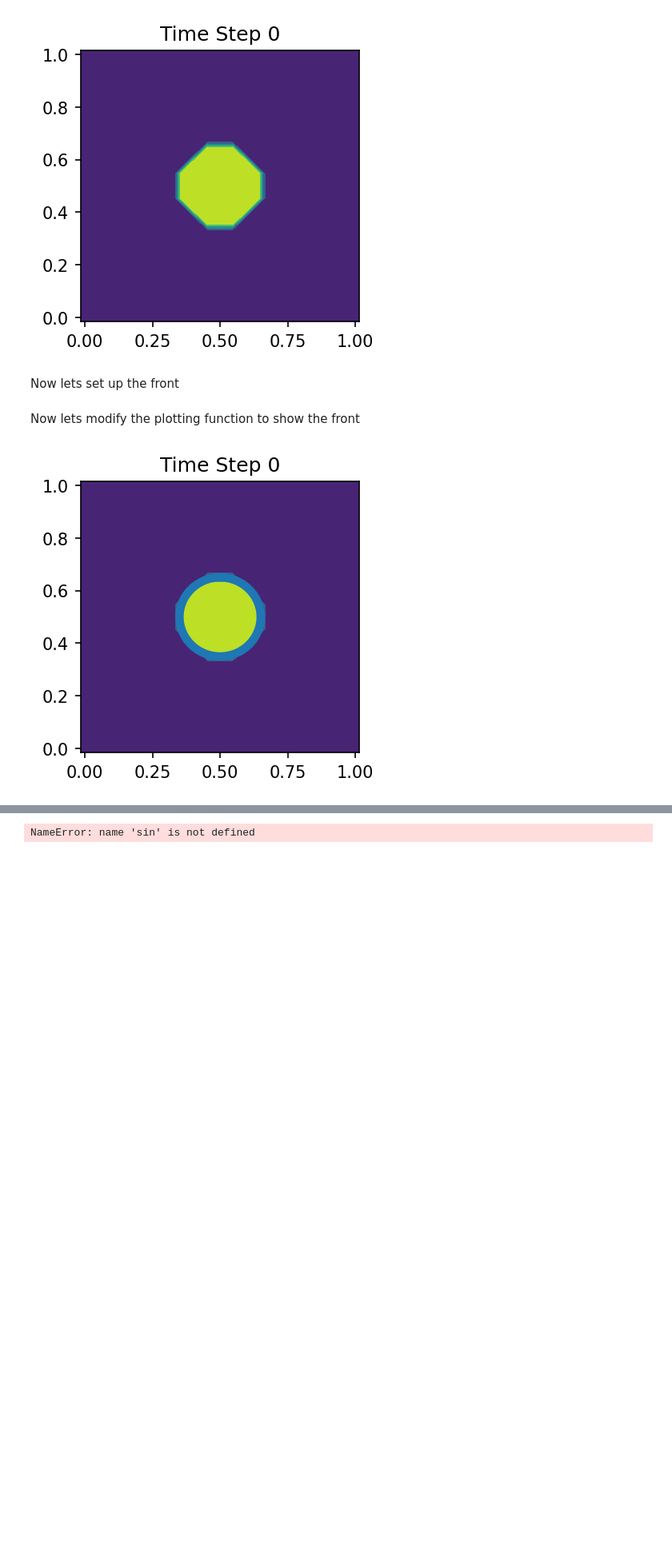
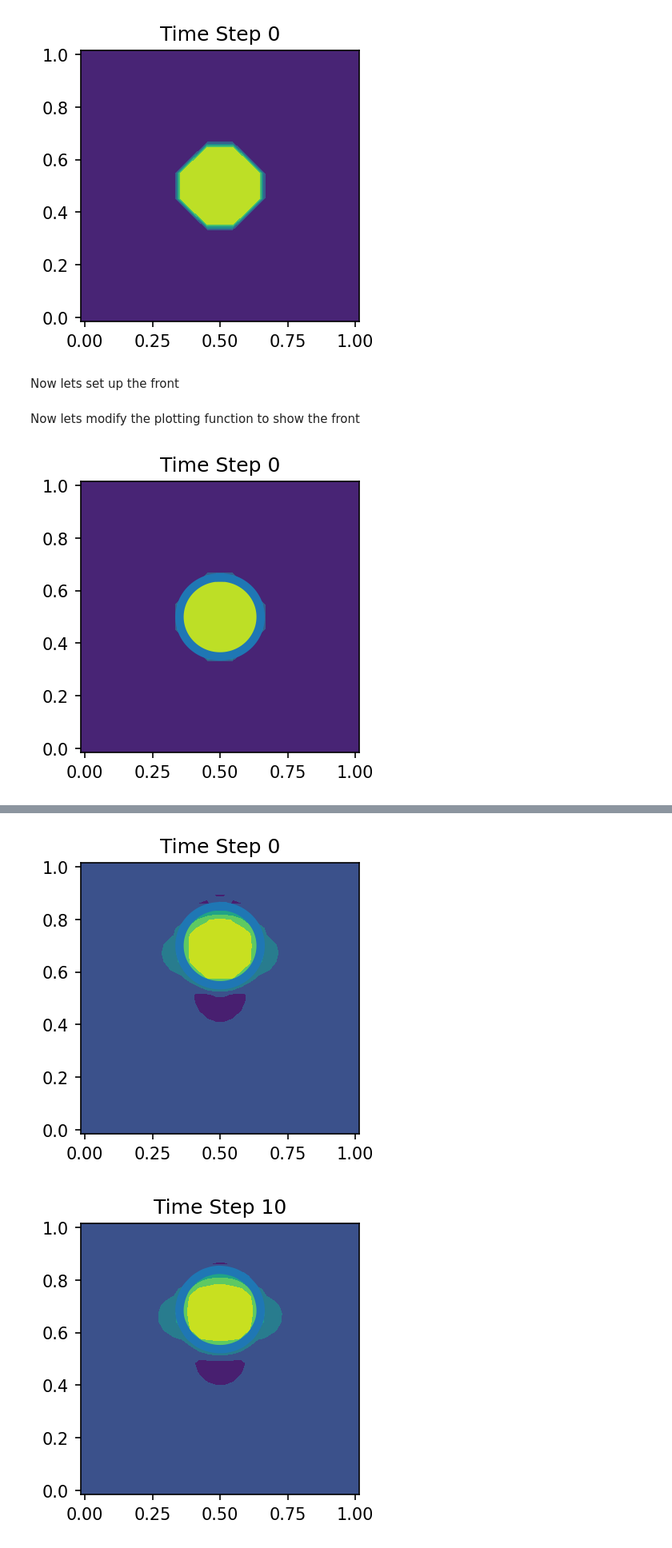
Before and after one commit to mcleantom/Fluid-Dynamics, a Jupyter notebook: CFD/Finite Volume Method/Volume of Fluid - Front tracking.ipynb, the cells around one changed output, grey strips where cells are left out. Shown at 80% size. Saved outputs shown, nothing was run; the diff lists cells and outputs as text; code cells hidden in the pictures; blank space fills up the shorter version.

```diff
--- a/CFD/Finite Volume Method/Volume of Fluid - Front tracking.ipynb
+++ b/CFD/Finite Volume Method/Volume of Fluid - Front tracking.ipynb
@@ -441,4 +474,6 @@ jp
 # %%
+from numpy import cos, sin, pi, floor, sqrt
+
 def solvewall():
     #===============SETUP THE COMPUTATIONAL DOMAIN==================#
 
@@ -540,11 +575,13 @@ def solvewall():
 
             #Calculate x-component
             ip=floor(xf[i]/dx); jp=floor((yf[i]+0.5*dy)/dy);
+            ip = int(ip); jp = int(jp);
             ax=xf[i]/dx-ip; ay=(yf[i]+0.5*dy)/dy-jp;
             uf[i]=(1.0-ax)*(1.0-ay)*u[ip,jp]+ax*(1.0-ay)*u[ip+1,jp]+(1.0-ax)*ay*u[ip,jp+1]+ax*ay*u[ip+1,jp+1]
 
             #Calculate y-component
-            ip=floor((xf[i]+0.5*dx)/dx); jp=floor(yf[i]/dy)
+            ip=floor((xf[i]+0.5*dx)/dx); jp=floor(yf[i]/dy);
+            ip = int(ip); jp = int(jp);
             ax=(xf[i]+0.5*dx)/dx-ip;ay=yf[i]/dy-jp
             vf[i]=(1.0-ax)*(1.0-ay)*v[ip,jp]+ax*(1.0-ay)*v[ip+1,jp]+(1.0-ax)*ay*v[ip,jp+1]+ax*ay*v[ip+1,jp+1]
 
@@ -577,6 +614,7 @@ def solvewall():
             nfy=0.5*(xf[i+1]-xf[i-1])*(rho2-rho1)
 
             ip=floor(xf[i]/dx); jp=floor((yf[i]+0.5*dy)/dy);
+            ip = int(ip); jp = int(jp);
             ax=xf[i]/dx-ip; ay=(yf[i]+0.5*dy)/dy-jp;
             fx[ip,jp] =fx[ip,jp]+(1.0-ax)*(1.0-ay)*nfx/dx/dy;
             fx[ip+1,jp] =fx[ip+1,jp]+ax*(1.0-ay)*nfx/dx/dy;
@@ -584,31 +622,53 @@ def solvewall():
             fx[ip+1,jp+1]=fx[ip+1,jp+1]+ax*ay*nfx/dx/dy;
 
             ip=floor((xf[i]+0.5*dx)/dx); jp=floor(yf[i]/dy);
+            ip = int(ip); jp = int(jp);
             ax=(xf[i]+0.5*dx)/dx-ip; ay=yf[i]/dy-jp;
             fy[ip,jp] =fy[ip,jp]+(1.0-ax)*(1.0-ay)*nfy/dx/dy;
             fy[ip+1,jp] =fy[ip+1,jp]+ax*(1.0-ay)*nfy/dx/dy;
             fy[ip,jp+1] =fy[ip,jp+1]+(1.0-ax)*ay*nfy/dx/dy;
             fy[ip+1,jp+1]=fy[ip+1,jp+1]+ax*ay*nfy/dx/dy;
 
         #Construct the density
         iter=0
         while True:
             rt=r.copy()
             iter=iter+1
             r[1:-1,1:-1]=0.25*(r[2:,1:-1]+r[0:-2,1:-1]+r[1:-1,2:]+r[1:-1,0:-2]+
                               dx*(fx[0:-2,1:-1]-fx[1:-1,1:-1])+ dy*(fy[1:-1,0:-2]-fy[1:-1,2:]))
             if np.abs(rt-r).max()<maxError:
                 break
             if iter>maxiter:
                 break
 
         #===============PLOTTING==================#
         if (steps >= nstep/10*(plotcount) and steps < nstep/10*(plotcount)+1) or steps==nstep-1:
             makegraph(x,y,u,v,nx,ny,dx,dy,xf,yf,Nf,r,steps)
             plotcount=plotcount+1
 
         plt.show()
 
+#Domain size and constant parameters
+Lx=1.0; Ly=1.0
+gx=0.0; gy=-100.0;
+rho1=1.0; rho2=2.0
+m0=0.01;
+rro=rho1;
+
+
+#Velocity at wall boundary
+unorth=0; usouth=0; veast=0; vwest=0;
+
+#Initial drop size and location
+time=0.0; rad=0.15; xc=0.5; yc=0.7;
+
+#Numerical variables
+nx=32; ny=32;
+dt=0.0025; nstep=100
+maxiter=200; maxError=0.001
+beta=1.2;
+
 solvewall()
 # %% [output]
-NameError: name 'sin' is not defined
+[figure, added]
+[figure, added]
```
Also changed, not shown: parts of 5 cells of this notebook.
